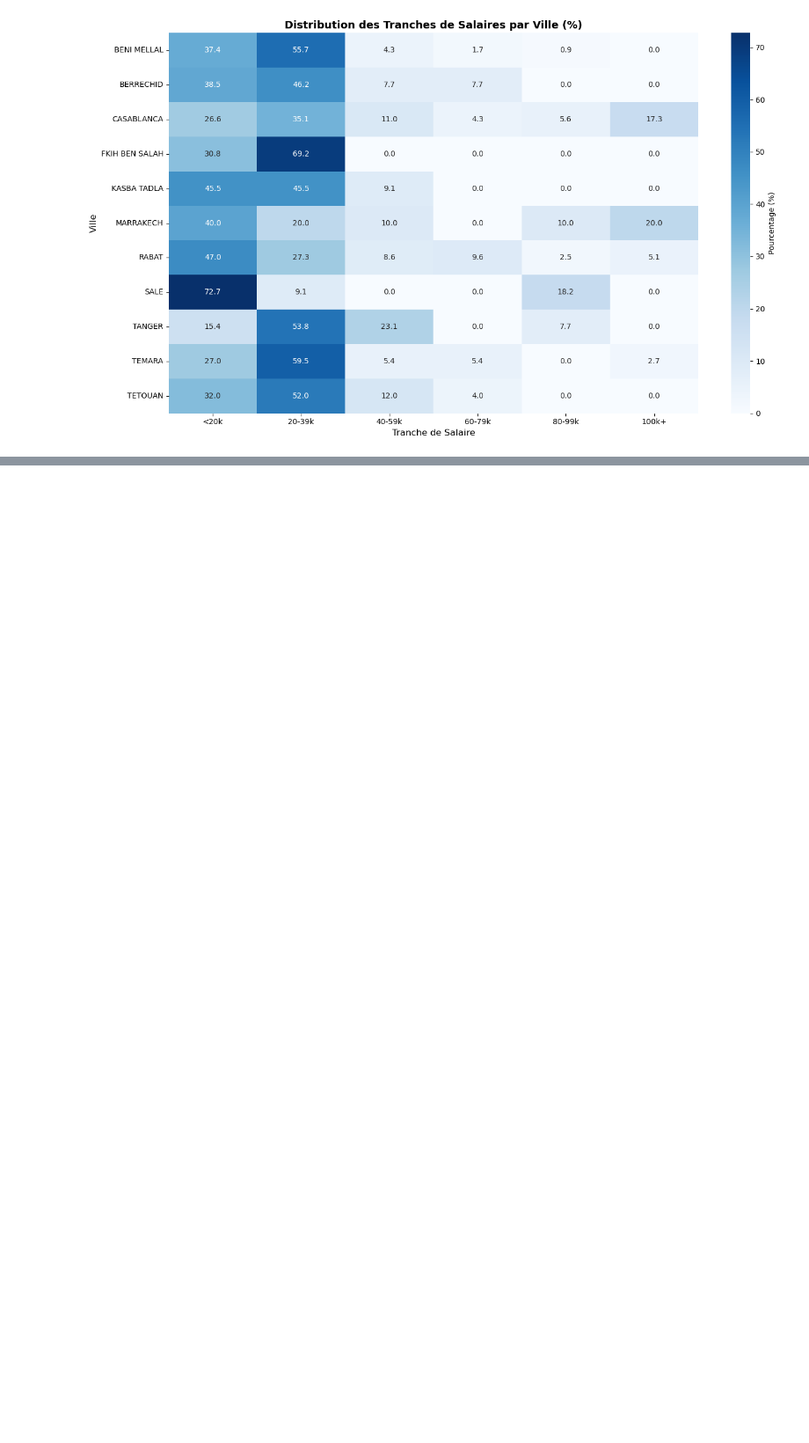
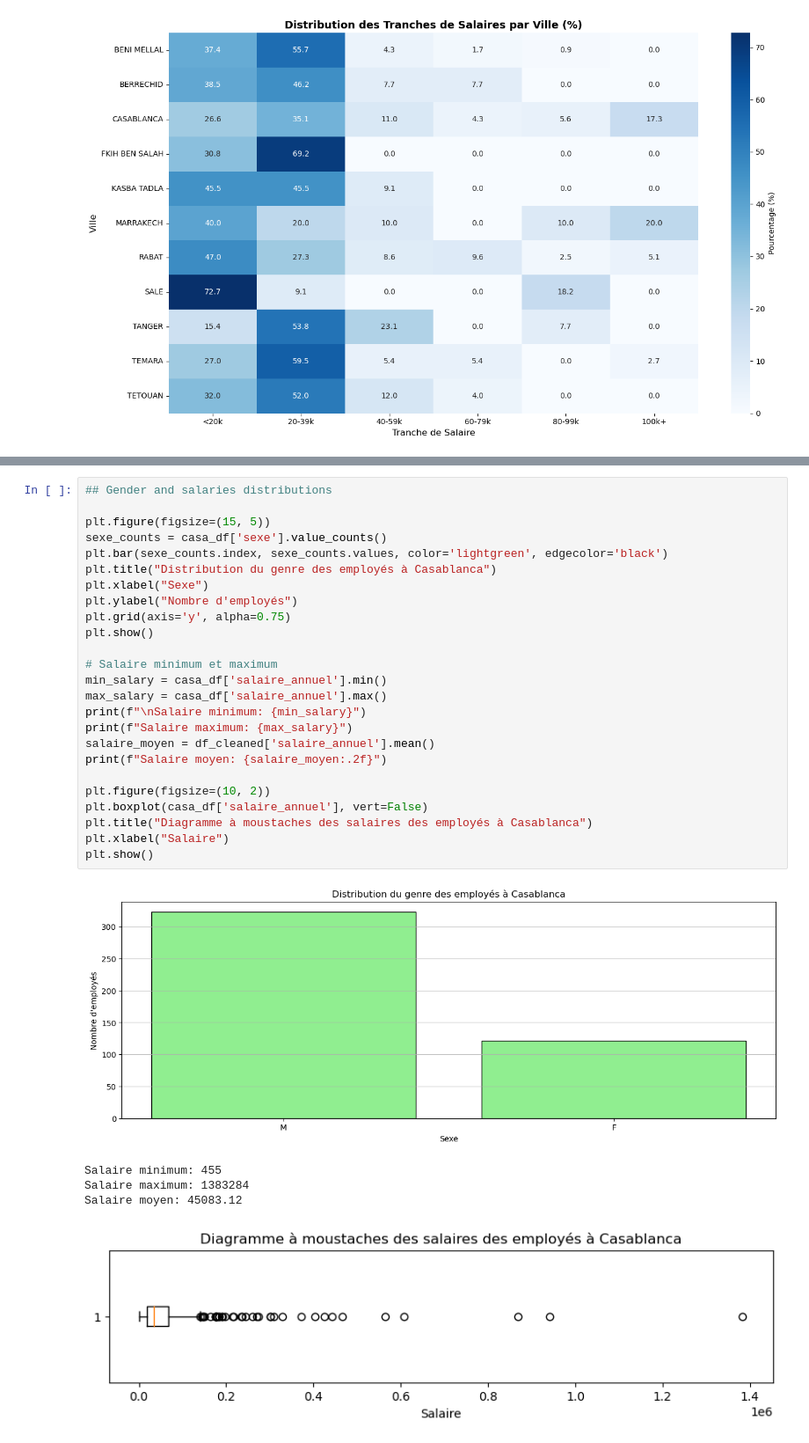
Before and after one commit to ayasqualli/proba1-tps, a Jupyter notebook: TP/tp.ipynb, the cells around one changed output, grey strips where cells are left out. Shown at 88% size. Saved outputs shown, nothing was run; the diff lists cells and outputs as text; blank space fills up the shorter version.

```diff
--- a/TP/tp.ipynb
+++ b/TP/tp.ipynb
@@ -600,0 +662,31 @@ plt.show()
+# %%
+## Gender and salaries distributions
+
+plt.figure(figsize=(15, 5))
+sexe_counts = casa_df['sexe'].value_counts()
+plt.bar(sexe_counts.index, sexe_counts.values, color='lightgreen', edgecolor='black')
+plt.title("Distribution du genre des employés à Casablanca")
+plt.xlabel("Sexe")
+plt.ylabel("Nombre d'employés")
+plt.grid(axis='y', alpha=0.75)
+plt.show()
+
+# Salaire minimum et maximum
+min_salary = casa_df['salaire_annuel'].min()
+max_salary = casa_df['salaire_annuel'].max()
+print(f"\nSalaire minimum: {min_salary}")
+print(f"Salaire maximum: {max_salary}")
+salaire_moyen = df_cleaned['salaire_annuel'].mean()
+print(f"Salaire moyen: {salaire_moyen:.2f}")
+
+plt.figure(figsize=(10, 2))
+plt.boxplot(casa_df['salaire_annuel'], vert=False)
+plt.title("Diagramme à moustaches des salaires des employés à Casablanca")
+plt.xlabel("Salaire")
+plt.show()
+# %% [output]
+[figure, added]
+Salaire minimum: 455
+Salaire maximum: 1383284
+Salaire moyen: 45083.12
+[figure, added]
```
Also changed, not shown: parts of 10 cells of this notebook.
